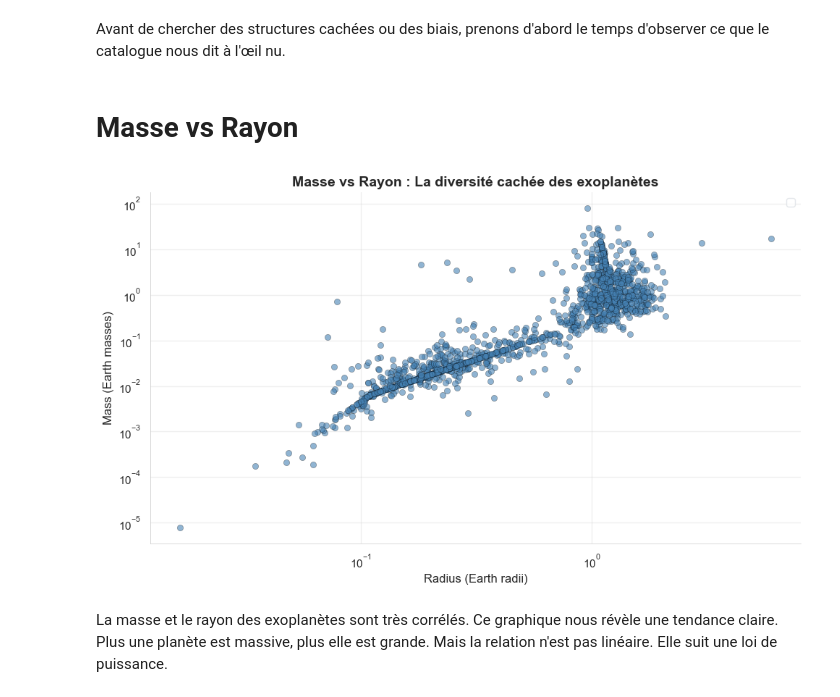
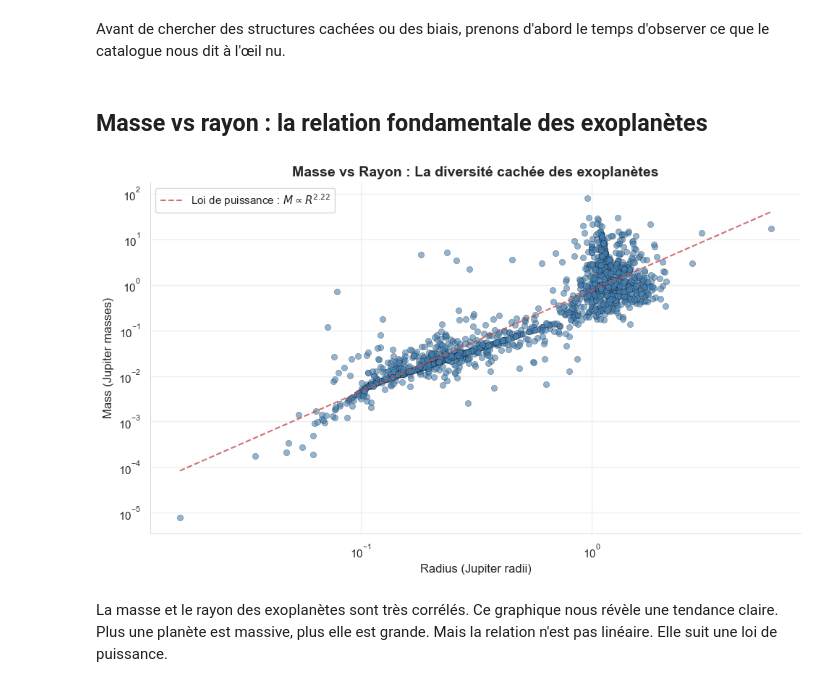
Before and after one commit to Ndoumbe48/Projet-Datastorytelling-open_exoplanet_catalogue, a Jupyter notebook: exoplanet_acte_1_visualisation.ipynb, the cells around one changed output. Cells and saved outputs as stored; diff of their text form; code cells hidden in the pictures.

Commit message:
Construction du storytelling + ajout de graphs pertinents

```diff
--- a/exoplanet_acte_1_visualisation.ipynb
+++ b/exoplanet_acte_1_visualisation.ipynb
@@ -127,7 +188,7 @@ df.describe()
 # %% [markdown]
 Avant de chercher des structures cachées ou des biais, prenons d'abord le temps d'observer ce que le catalogue nous dit à l'œil nu.
 # %% [markdown]
-# Masse vs Rayon
+## Masse vs rayon : la relation fondamentale des exoplanètes
 # %%
 import matplotlib.pyplot as plt
 import numpy as np
@@ -145,34 +206,39 @@ sns.scatterplot(
     linewidth=0.3
 )
 
 # Régression linéaire sur les logs
 df_clean = df.dropna(subset=["radius", "mass"])
 df_clean = df_clean[(df_clean["radius"] > 0) & (df_clean["mass"] > 0)]
 
 x_log = np.log10(df_clean["radius"])
 y_log = np.log10(df_clean["mass"])
 
 slope, intercept, r_value, p_value, std_err = stats.linregress(x_log, y_log)
 
+# Tracé de la ligne de régression
+x_fit = np.linspace(np.log10(df_clean["radius"].min()), np.log10(df_clean["radius"].max()), 100)
+y_fit = intercept + slope * x_fit
+plt.plot(10**x_fit, 10**y_fit, 'r--', linewidth=1.5, alpha=0.8,
+         label=f'Loi de puissance : $M \\propto R^{{{slope:.2f}}}$')
 plt.xscale("log")
 plt.yscale("log")
 
 plt.xlabel("Radius (Jupiter radii)", fontsize=12)
 plt.ylabel("Mass (Jupiter masses)", fontsize=12)
 plt.title("Masse vs Rayon : La diversité cachée des exoplanètes", fontsize=14, fontweight='bold')
 plt.legend()
 plt.grid(True, alpha=0.3)
 
 ax = plt.gca()
 ax.spines['top'].set_visible(False)
 ax.spines['right'].set_visible(False)
 ax.spines['left'].set_linewidth(0.5)
 ax.spines['bottom'].set_linewidth(0.5)
 
 plt.tight_layout()
 plt.show()
 # %% [output]
-[figure, old version]
+[figure, new version]
 # %% [markdown]
 La masse et le rayon des exoplanètes sont très corrélés. Ce graphique nous révèle une tendance claire. Plus une planète est massive, plus elle est grande. Mais la relation n'est pas linéaire. Elle suit une loi de puissance.
 # %% [markdown]
```
Also changed, not shown: parts of 9 cells of this notebook, 1 other file.
